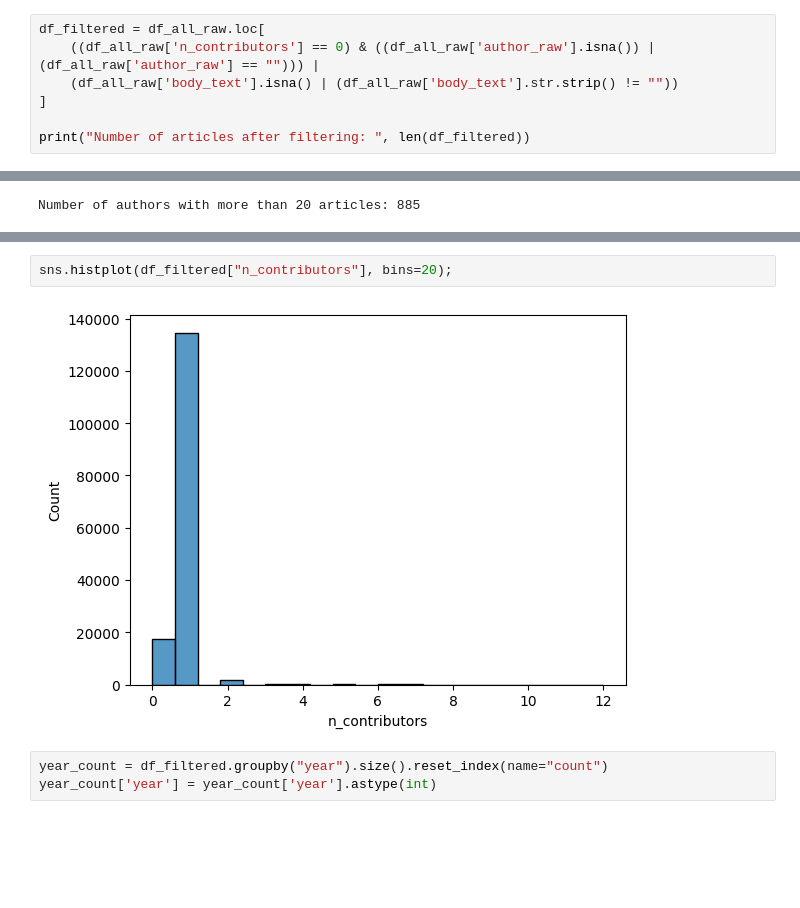
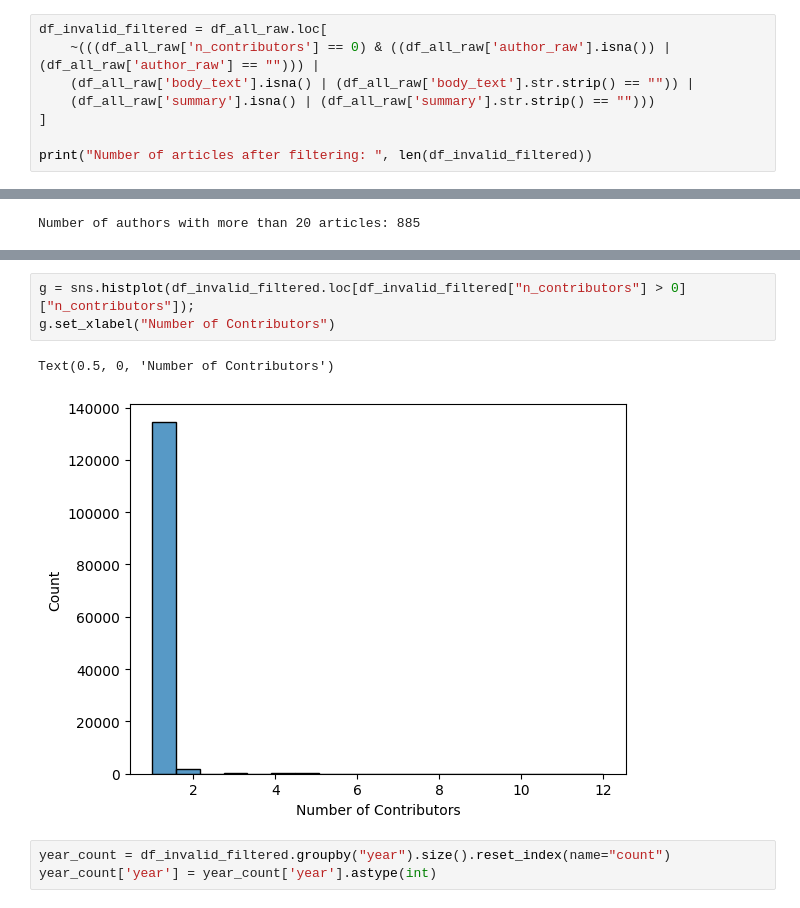
Before and after one commit to ste-z/hearhear, a Jupyter notebook: backend/guardian_data_exploration.ipynb, the cells around one changed output, grey strips where cells are left out. Cells and saved outputs as stored; diff of their text form; blank space fills up the shorter version.

```diff
--- a/backend/guardian_data_exploration.ipynb
+++ b/backend/guardian_data_exploration.ipynb
@@ -59,10 +59,11 @@ Number of articles with missing summary: 55
 | 60 | commentisfree/2006/mar/14/updatet... | Update to Israeli aggression, Bri... |  | 2006-03-14 11:55:08+00:00 | https://www.theguardian.com/comme... | George Galloway | [George Galloway] | 1 | [Jack Straw, World news, Middle E... | ... |
 | 64 | commentisfree/2006/mar/14/deadlybugs | Deadly bugs |  | 2006-03-14 13:15:59+00:00 | https://www.theguardian.com/comme... | Glenn Reynolds | [Glenn Reynolds] | 1 | [] | ... |
 # %%
-df_filtered = df_all_raw.loc[
-    ((df_all_raw['n_contributors'] == 0) & ((df_all_raw['author_raw'].isna()) | (df_all_raw['author_raw'] == ""))) |
-    (df_all_raw['body_text'].isna() | (df_all_raw['body_text'].str.strip() != ""))
+df_invalid_filtered = df_all_raw.loc[
+    ~(((df_all_raw['n_contributors'] == 0) & ((df_all_raw['author_raw'].isna()) | (df_all_raw['author_raw'] == ""))) |
+    (df_all_raw['body_text'].isna() | (df_all_raw['body_text'].str.strip() == "")) |
+    (df_all_raw['summary'].isna() | (df_all_raw['summary'].str.strip() == "")))
 ]
 
-print("Number of articles after filtering: ", len(df_filtered))
+print("Number of articles after filtering: ", len(df_invalid_filtered))
 # %% [output]
@@ -142,9 +189,11 @@ Name: n_contributors, dtype: float64
 # %%
-sns.histplot(df_filtered["n_contributors"], bins=20);
+g = sns.histplot(df_invalid_filtered.loc[df_invalid_filtered["n_contributors"] > 0]["n_contributors"]);
+g.set_xlabel("Number of Contributors")
 # %% [output]
+Text(0.5, 0, 'Number of Contributors')
-[figure, old version]
+[figure, new version]
 # %%
-year_count = df_filtered.groupby("year").size().reset_index(name="count")
+year_count = df_invalid_filtered.groupby("year").size().reset_index(name="count")
 year_count['year'] = year_count['year'].astype(int)
 # %%
 g = sns.barplot(year_count, x="year", y="count")
```
Also changed, not shown: parts of 37 cells of this notebook, 3 other files.
